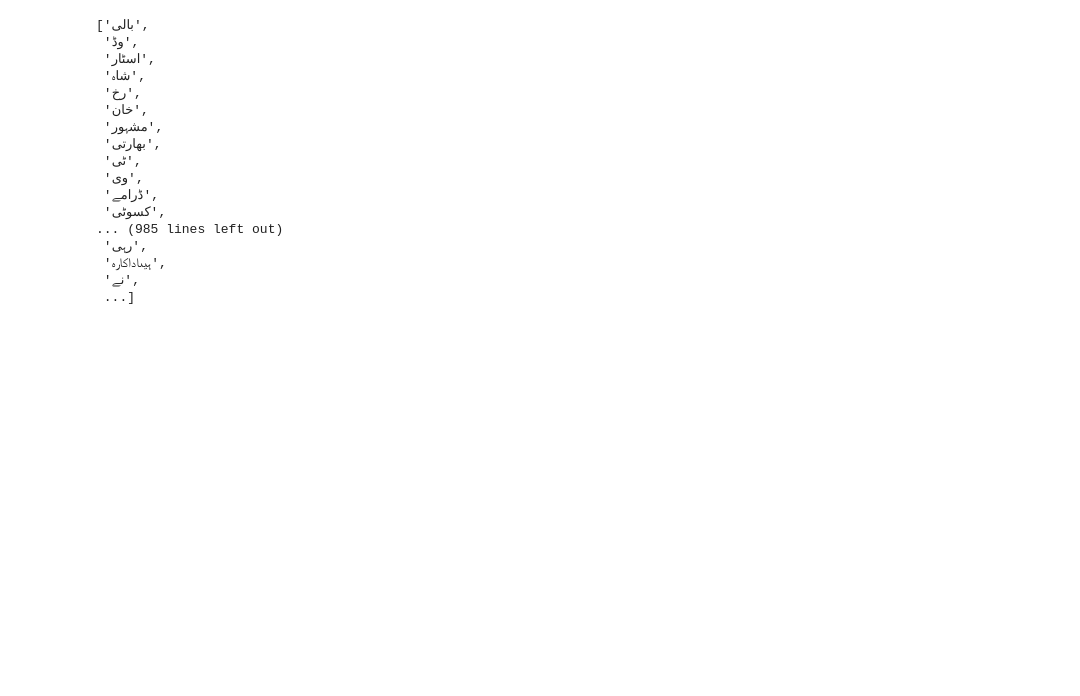
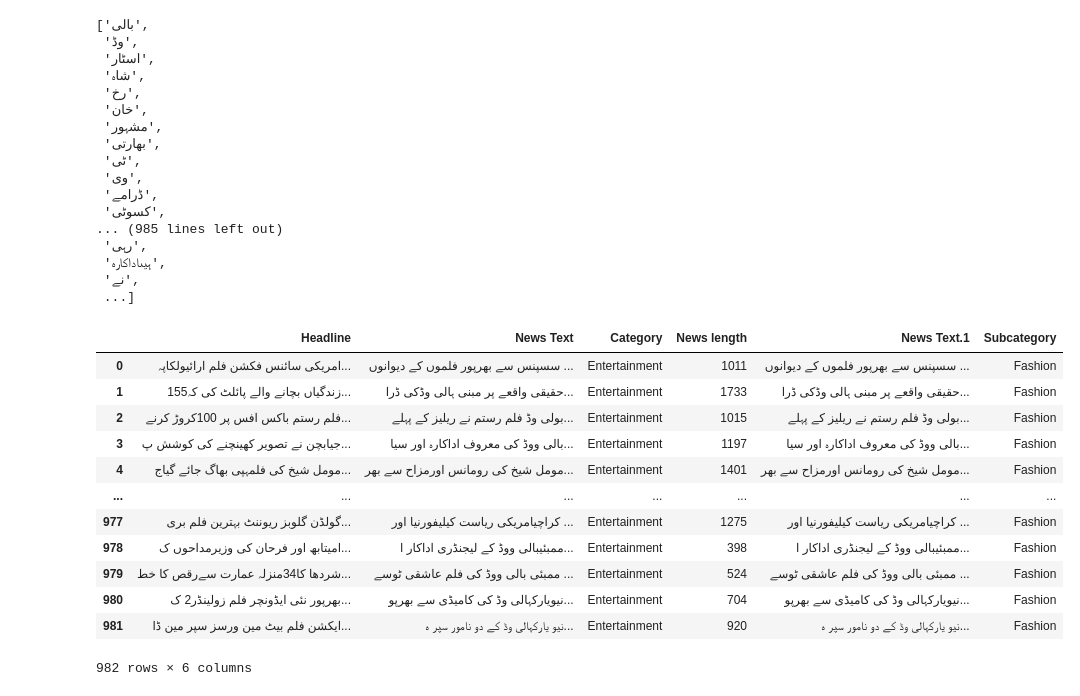
Before and after one commit to Ejazurwah123/NLP-in-Python, a Jupyter notebook: File1.ipynb, the cells around one changed output. Saved outputs shown, nothing was run; the diff lists cells and outputs as text; code cells hidden in the pictures; blank space fills up the shorter version.

```diff
--- a/File1.ipynb
+++ b/File1.ipynb
@@ -77,3 +77,23 @@ with open('urduwords.csv', 'w', newline='') as csvfile:
     writer.writerow(['Word'])
     for word in NewsText_words:
         writer.writerow([word])
+# %%
+# Working on the second xlsx file
+import pandas as pd
+import numpy as np
+df2 = pd.read_excel('Entertainment/output_28.xlsx')
+df2
+# %% [output]
+|  | Headline | News Text | Category | News length | News Text.1 | Subcategory |
+| 0 | امریکی سائنس فکشن فلم ارائیولکاپہ... | سسپنس سے بھرپور فلموں کے دیوانوں ... | Entertainment | 1011 | سسپنس سے بھرپور فلموں کے دیوانوں ... | Fashion |
+| 1 | 155زندگیاں بچانے والے پائلٹ کی کہ... | حقیقی واقعے پر مبنی ہالی وڈکی ڈرا... | Entertainment | 1733 | حقیقی واقعے پر مبنی ہالی وڈکی ڈرا... | Fashion |
+| 2 | فلم رستم باکس افس پر 100کروڑ کرنے... | بولی وڈ فلم رستم نے ریلیز کے پہلے... | Entertainment | 1015 | بولی وڈ فلم رستم نے ریلیز کے پہلے... | Fashion |
+| 3 | جیابچن نے تصویر کھینچنے کی کوشش پ... | بالی ووڈ کی معروف اداکارہ اور سیا... | Entertainment | 1197 | بالی ووڈ کی معروف اداکارہ اور سیا... | Fashion |
+| 4 | مومل شیخ کی فلمہپی بھاگ جائے گیاج... | مومل شیخ کی رومانس اورمزاح سے بھر... | Entertainment | 1401 | مومل شیخ کی رومانس اورمزاح سے بھر... | Fashion |
+| ... | ... | ... | ... | ... | ... | ... |
+| 977 | گولڈن گلوبز ریوننٹ بہترین فلم بری... | کراچیامریکی ریاست کیلیفورنیا اور ... | Entertainment | 1275 | کراچیامریکی ریاست کیلیفورنیا اور ... | Fashion |
+| 978 | امیتابھ اور فرحان کی وزیرمداحوں ک... | ممبئیبالی ووڈ کے لیجنڈری اداکار ا... | Entertainment | 398 | ممبئیبالی ووڈ کے لیجنڈری اداکار ا... | Fashion |
+| 979 | شردھا کا34منزلہ عمارت سےرقص کا خط... | ممبئی بالی ووڈ کی فلم عاشقی ٹوسے ... | Entertainment | 524 | ممبئی بالی ووڈ کی فلم عاشقی ٹوسے ... | Fashion |
+| 980 | بھرپور نئی ایڈونچر فلم زولینڈر2 ک... | نیویارکہالی وڈ کی کامیڈی سے بھرپو... | Entertainment | 704 | نیویارکہالی وڈ کی کامیڈی سے بھرپو... | Fashion |
+| 981 | ایکشن فلم بیٹ مین ورسز سپر مین ڈا... | نیو یارکہالی وڈ کے دو نامور سپر ہ... | Entertainment | 920 | نیو یارکہالی وڈ کے دو نامور سپر ہ... | Fashion |
+982 rows × 6 columns
```
Also changed, not shown: parts of 1 cell of this notebook.
